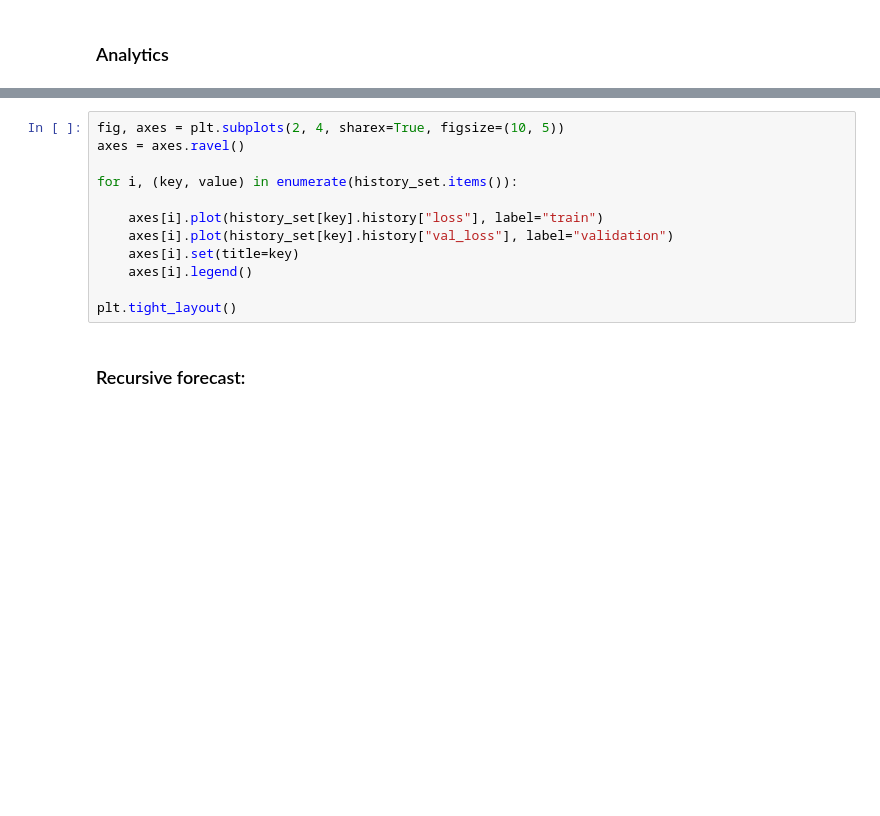
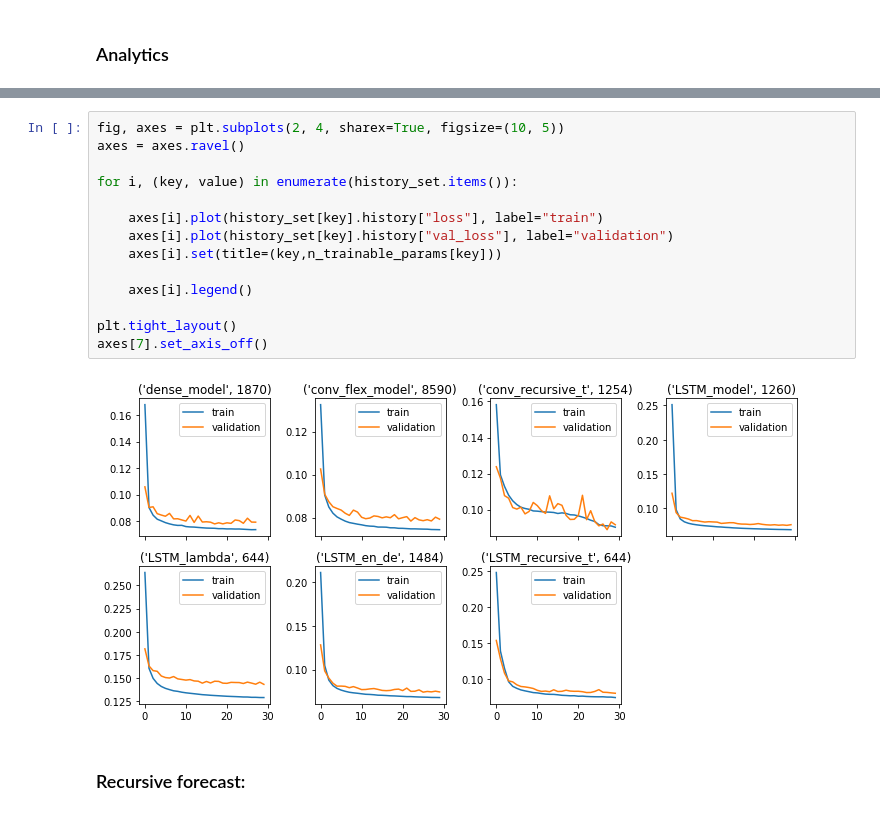
Before and after one commit to oekosheri/Flexible-time-series-forecasting, a Jupyter notebook: notebooks/Jupyter_analytics.ipynb, the cells around one changed output, grey strips where cells are left out. Saved outputs shown, nothing was run; the diff lists cells and outputs as text; blank space fills up the shorter version.

```diff
--- a/notebooks/Jupyter_analytics.ipynb
+++ b/notebooks/Jupyter_analytics.ipynb
@@ -334,15 +365,19 @@ plt.show()
 # %%
 fig, axes = plt.subplots(2, 4, sharex=True, figsize=(10, 5))
 axes = axes.ravel()
 
 for i, (key, value) in enumerate(history_set.items()):
 
     axes[i].plot(history_set[key].history["loss"], label="train")
     axes[i].plot(history_set[key].history["val_loss"], label="validation")
-    axes[i].set(title=key)
+    axes[i].set(title=(key,n_trainable_params[key]))
+
     axes[i].legend()
 
 plt.tight_layout()
+axes[7].set_axis_off()
+# %% [output]
+[figure, added]
 # %% [markdown]
 ### Recursive forecast:
 # %%
```
Also changed, not shown: parts of 18 cells of this notebook, 4 other files.
